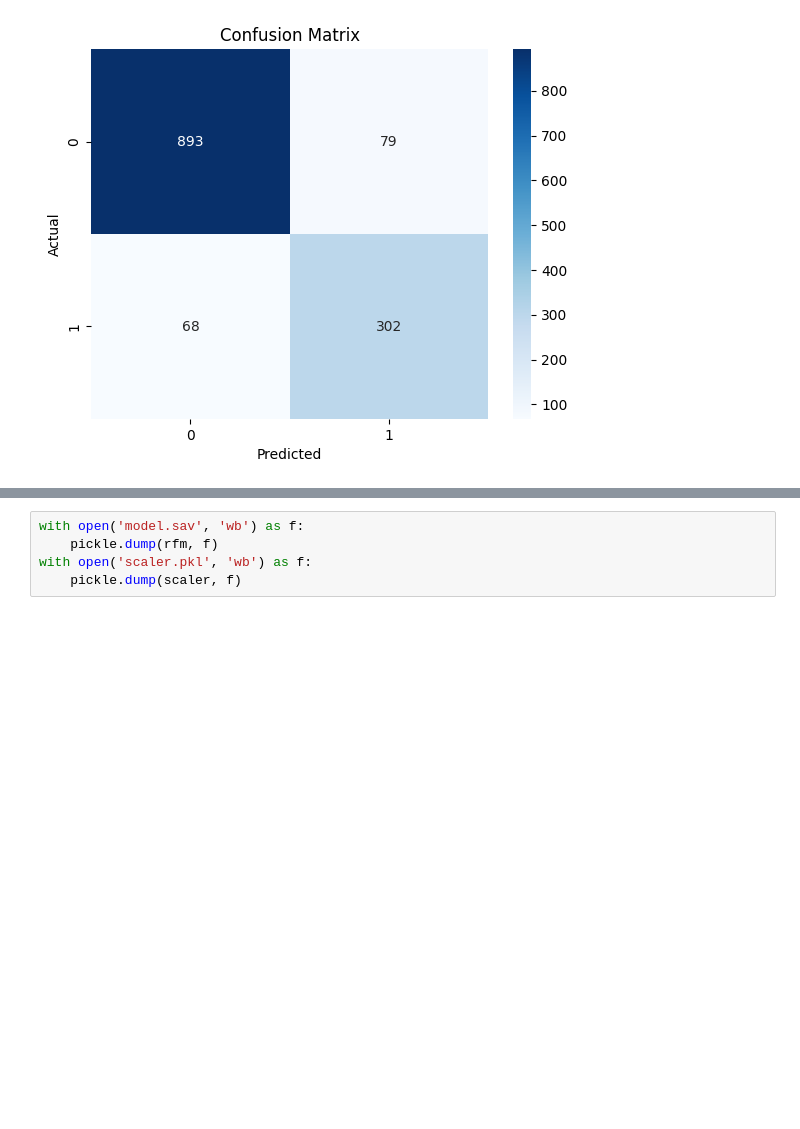
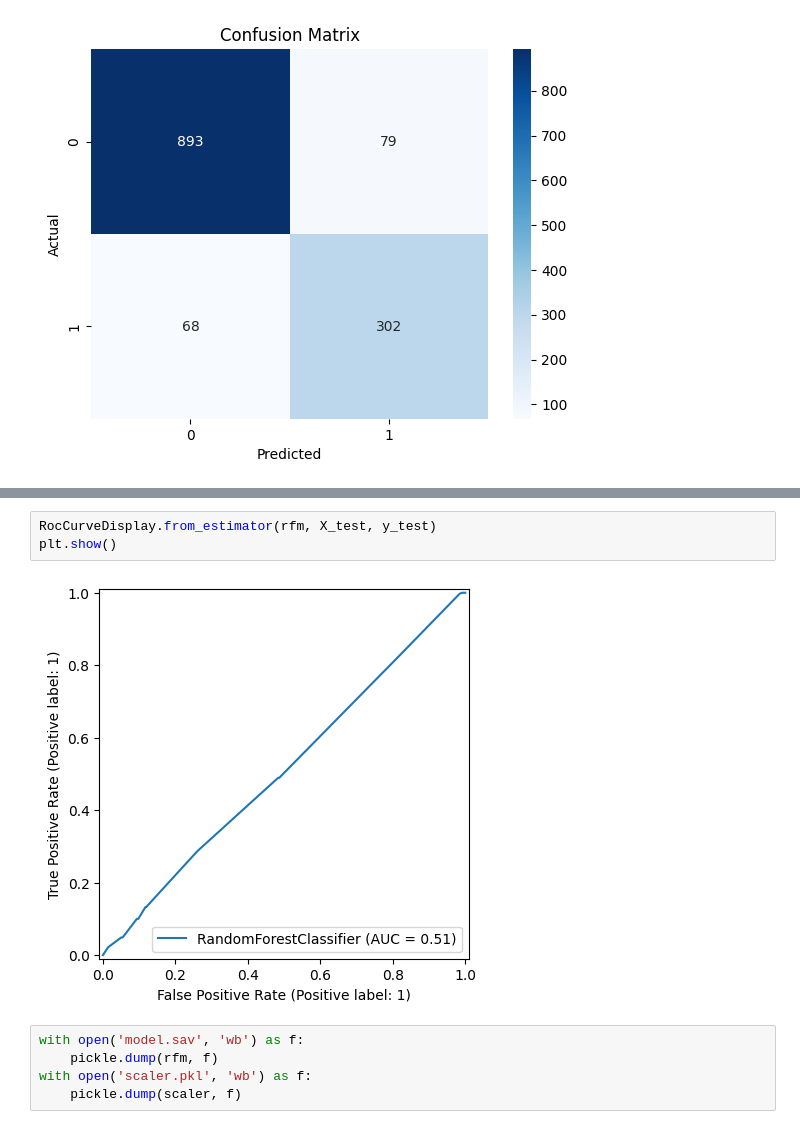
Before and after one commit to Gauraang05/Stroke-Predictor, a Jupyter notebook: stroke_prediction.ipynb, the cells around one changed output, grey strips where cells are left out. Saved outputs shown, nothing was run; the diff lists cells and outputs as text; blank space fills up the shorter version.

```diff
--- a/stroke_prediction.ipynb
+++ b/stroke_prediction.ipynb
@@ -513,3 +528,8 @@ plt.show()
+# %%
+RocCurveDisplay.from_estimator(rfm, X_test, y_test)
+plt.show()
+# %% [output]
+[figure, added]
 # %%
 with open('model.sav', 'wb') as f:
     pickle.dump(rfm, f)
```
Also changed, not shown: parts of 5 cells of this notebook.
